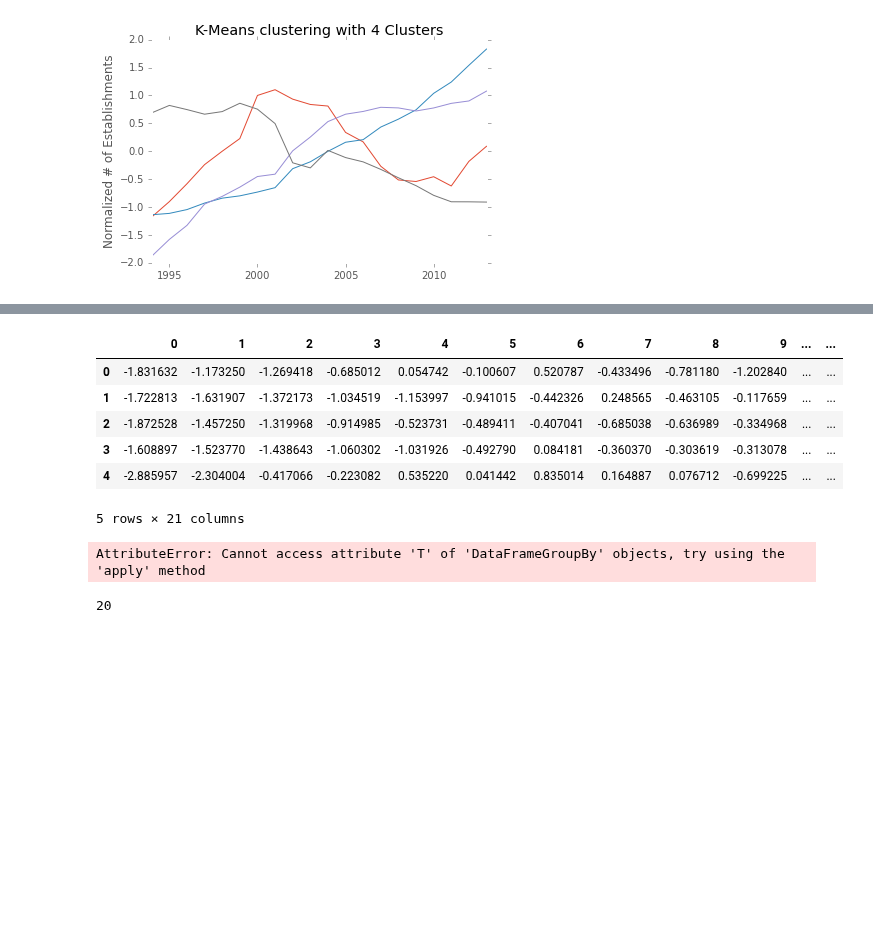
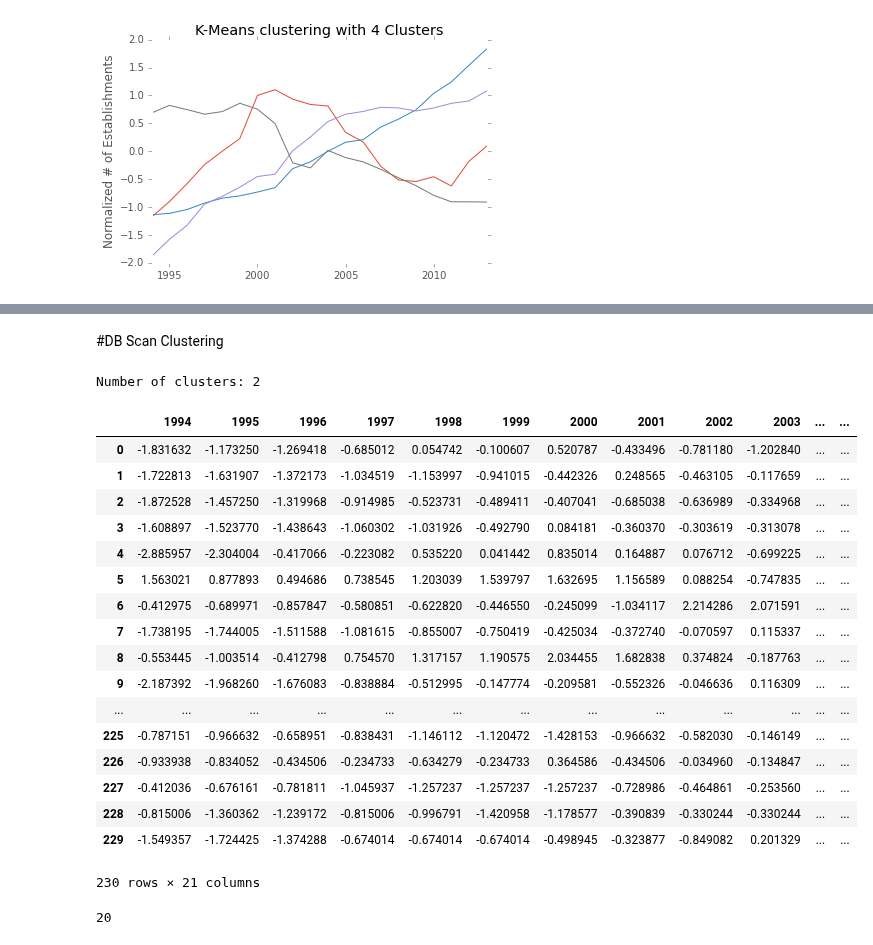
Before and after one commit to jjhall77/PUI2015_jjhall, a Jupyter notebook: HW10/HW10_instructions.ipynb, the cells around one changed output, grey strips where cells are left out. Saved outputs shown, nothing was run; the diff lists cells and outputs as text; code cells hidden in the pictures; blank space fills up the shorter version.

```diff
--- a/HW10/HW10_instructions.ipynb
+++ b/HW10/HW10_instructions.ipynb
@@ -166,0 +171,2 @@ SyntaxError: invalid syntax (<ipython-input-99-06421b32ce94>, line 5)
+# %% [markdown]
+#DB Scan Clustering
@@ -167,17 +182,33 @@ SyntaxError: invalid syntax (<ipython-input-99-06421b32ce94>, line 5)
+# %%
+db = DBSCAN(eps=.9, min_samples=2).fit(data)
+labels = (db.labels_).astype(int)
+
+num_clusters = len(set(labels)) - (1 if -1 in labels else 0)
+#clusters = pd.Series([myData[labels == i] for i in xrange(num_clusters)])
+print('Number of clusters: %d' % num_clusters)
+# %% [output]
+Number of clusters: 2
 # %%
-data.head()
+data
 # %% [output]
-|  | 0 | 1 | 2 | 3 | 4 | 5 | 6 | 7 | 8 | 9 | ... | ... |
+|  | 1994 | 1995 | 1996 | 1997 | 1998 | 1999 | 2000 | 2001 | 2002 | 2003 | ... | ... |
 | 0 | -1.831632 | -1.173250 | -1.269418 | -0.685012 | 0.054742 | -0.100607 | 0.520787 | -0.433496 | -0.781180 | -1.202840 | ... | ... |
 | 1 | -1.722813 | -1.631907 | -1.372173 | -1.034519 | -1.153997 | -0.941015 | -0.442326 | 0.248565 | -0.463105 | -0.117659 | ... | ... |
 | 2 | -1.872528 | -1.457250 | -1.319968 | -0.914985 | -0.523731 | -0.489411 | -0.407041 | -0.685038 | -0.636989 | -0.334968 | ... | ... |
 | 3 | -1.608897 | -1.523770 | -1.438643 | -1.060302 | -1.031926 | -0.492790 | 0.084181 | -0.360370 | -0.303619 | -0.313078 | ... | ... |
 | 4 | -2.885957 | -2.304004 | -0.417066 | -0.223082 | 0.535220 | 0.041442 | 0.835014 | 0.164887 | 0.076712 | -0.699225 | ... | ... |
+| 5 | 1.563021 | 0.877893 | 0.494686 | 0.738545 | 1.203039 | 1.539797 | 1.632695 | 1.156589 | 0.088254 | -0.747835 | ... | ... |
+| 6 | -0.412975 | -0.689971 | -0.857847 | -0.580851 | -0.622820 | -0.446550 | -0.245099 | -1.034117 | 2.214286 | 2.071591 | ... | ... |
+| 7 | -1.738195 | -1.744005 | -1.511588 | -1.081615 | -0.855007 | -0.750419 | -0.425034 | -0.372740 | -0.070597 | 0.115337 | ... | ... |
+| 8 | -0.553445 | -1.003514 | -0.412798 | 0.754570 | 1.317157 | 1.190575 | 2.034455 | 1.682838 | 0.374824 | -0.187763 | ... | ... |
+| 9 | -2.187392 | -1.968260 | -1.676083 | -0.838884 | -0.512995 | -0.147774 | -0.209581 | -0.552326 | -0.046636 | 0.116309 | ... | ... |
+| ... | ... | ... | ... | ... | ... | ... | ... | ... | ... | ... | ... | ... |
+| 225 | -0.787151 | -0.966632 | -0.658951 | -0.838431 | -1.146112 | -1.120472 | -1.428153 | -0.966632 | -0.582030 | -0.146149 | ... | ... |
+| 226 | -0.933938 | -0.834052 | -0.434506 | -0.234733 | -0.634279 | -0.234733 | 0.364586 | -0.434506 | -0.034960 | -0.134847 | ... | ... |
+| 227 | -0.412036 | -0.676161 | -0.781811 | -1.045937 | -1.257237 | -1.257237 | -1.257237 | -0.728986 | -0.464861 | -0.253560 | ... | ... |
+| 228 | -0.815006 | -1.360362 | -1.239172 | -0.815006 | -0.996791 | -1.420958 | -1.178577 | -0.390839 | -0.330244 | -0.330244 | ... | ... |
+| 229 | -1.549357 | -1.724425 | -1.374288 | -0.674014 | -0.674014 | -0.674014 | -0.498945 | -0.323877 | -0.849082 | 0.201329 | ... | ... |
-5 rows × 21 columns
+230 rows × 21 columns
-# %%
-data.groupby('cluster').T
-# %% [output]
-AttributeError: Cannot access attribute 'T' of 'DataFrameGroupBy' objects, try using the 'apply' method
 # %%
 len(dates)
 # %% [output]
```
Also changed, not shown: parts of 3 cells of this notebook.
